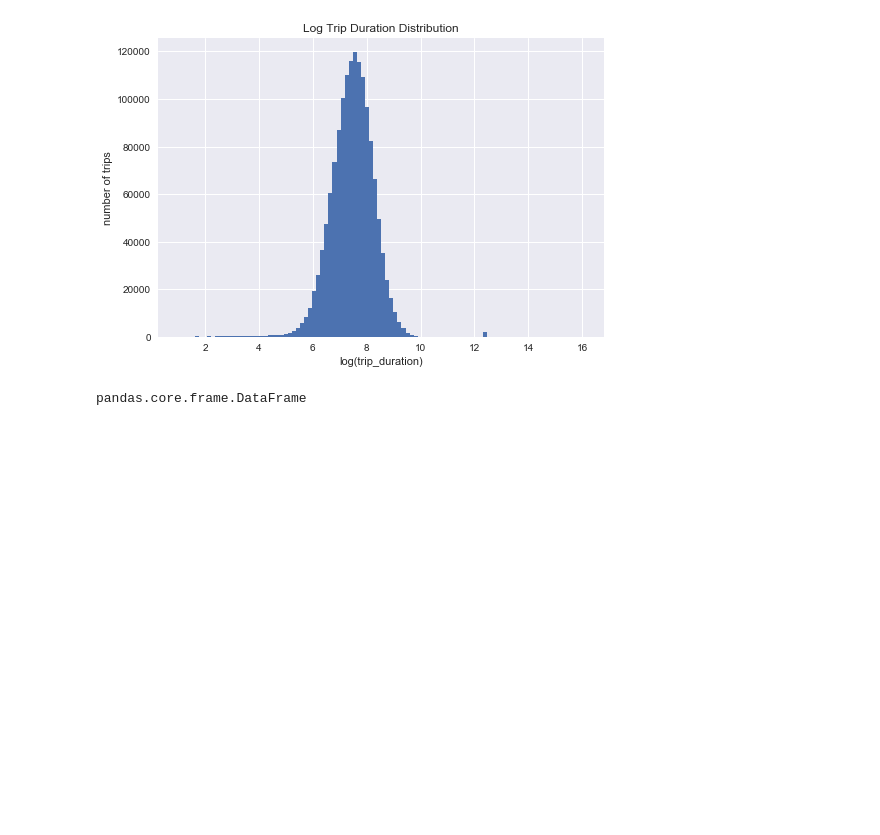
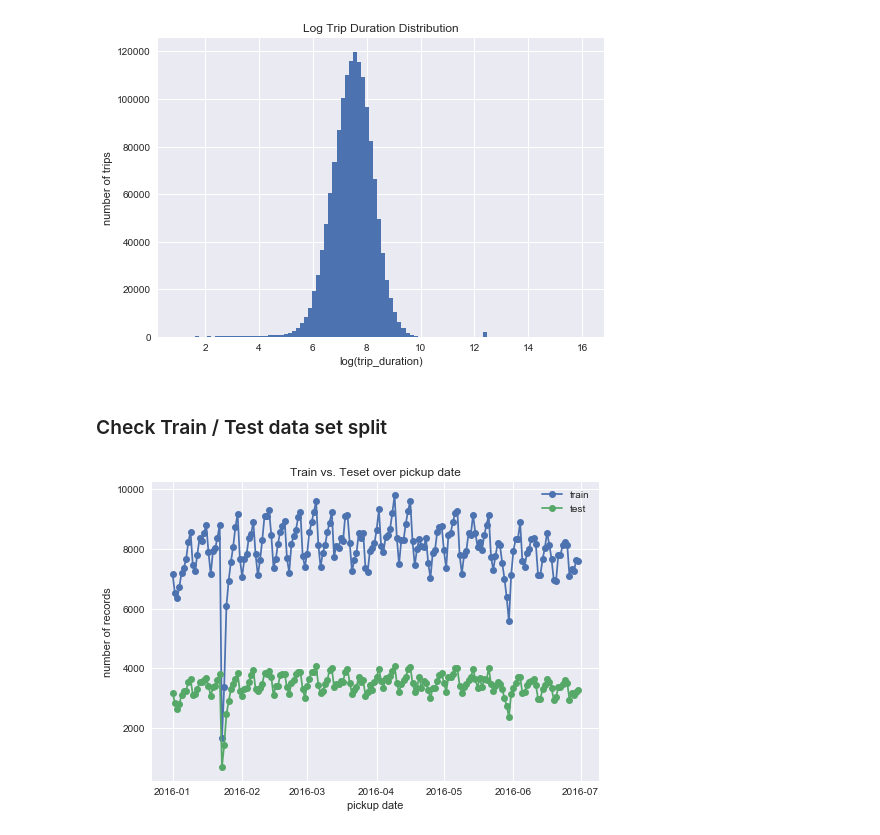
Before and after one commit to WeinanHuang/Kaggle-Playground, a Jupyter notebook: NYC Taxi/NYC Taxi EDA.ipynb, the cells around one changed output. Saved outputs shown, nothing was run; the diff lists cells and outputs as text; code cells hidden in the pictures; blank space fills up the shorter version.

```diff
--- a/NYC Taxi/NYC Taxi EDA.ipynb
+++ b/NYC Taxi/NYC Taxi EDA.ipynb
@@ -122,7 +119,17 @@ plt.title('Log Trip Duration Distribution')
 plt.show()
 # %% [output]
 [figure]
-# %%
-type(train.groupby('pickup_date').count()[['id']])
-# %% [output]
-pandas.core.frame.DataFrame
+# %% [markdown]
+### Check Train / Test data set split
+# %%
+# iid over time?
+# Yes.
+plt.plot(train.groupby('pickup_date').count()[['id']], 'o-', label='train')
+plt.plot(test.groupby('pickup_date').count()[['id']], 'o-', label='test')
+plt.title('Train vs. Teset over pickup date')
+plt.legend(loc=0)
+plt.xlabel('pickup date')
+plt.ylabel('number of records')
+plt.show()
+# %% [output]
+[figure, added]
```
Also changed, not shown: parts of 5 cells of this notebook.
